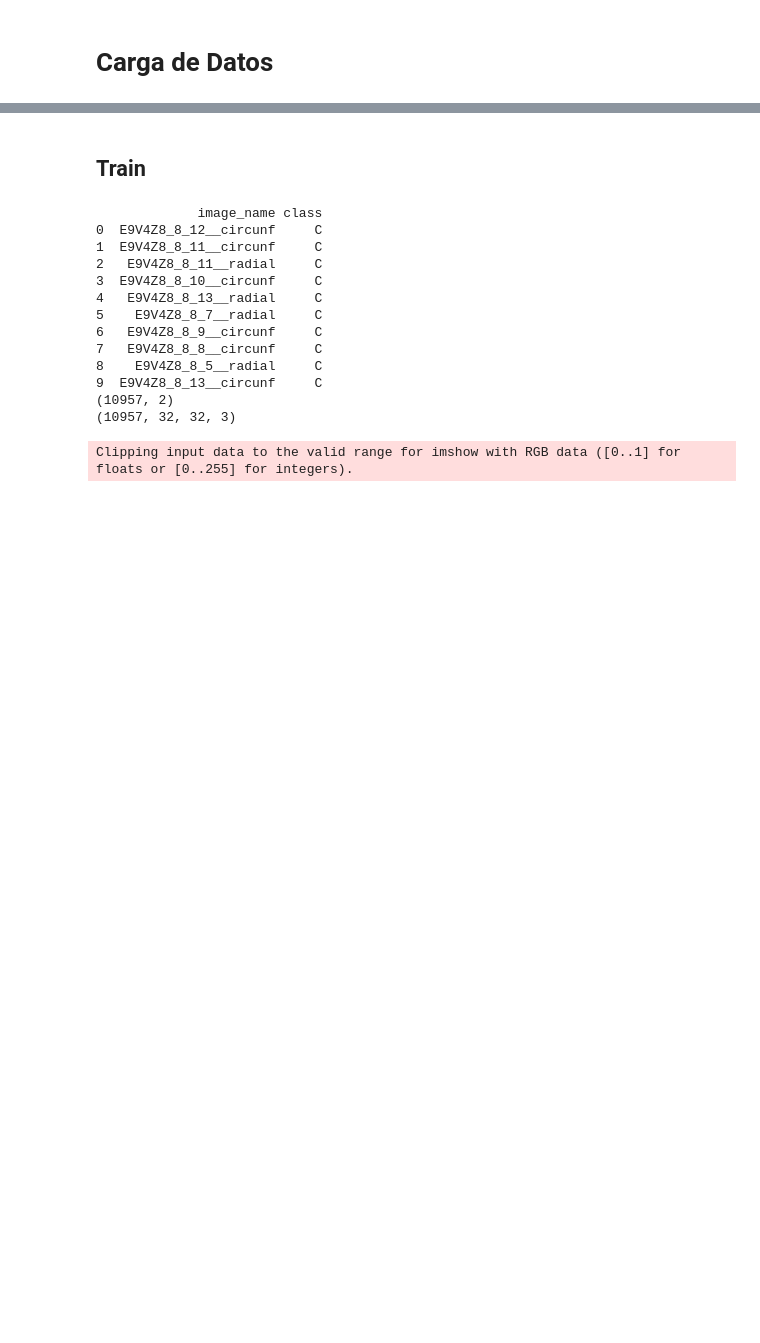
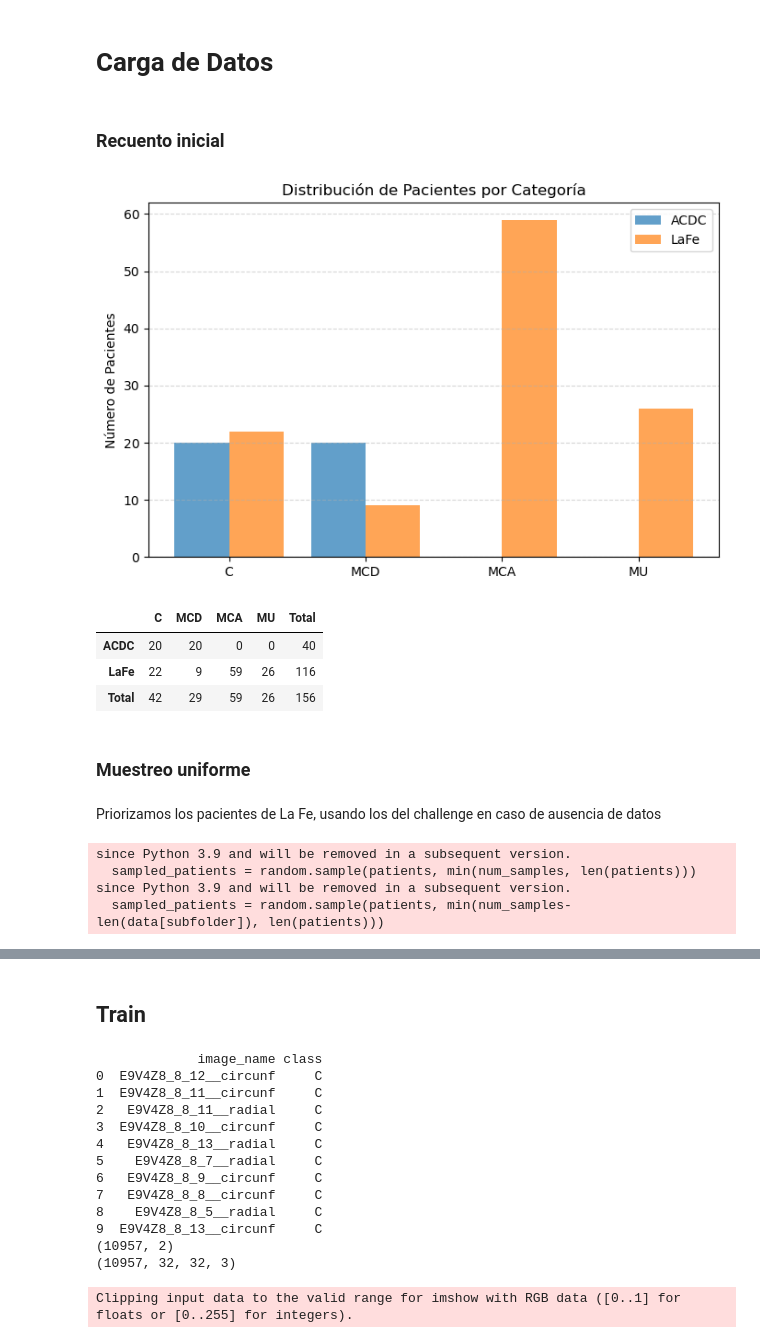
Before and after one commit to maloto3/TFM_Strain, a Jupyter notebook: Quantum_3d_paralel-4clases.ipynb, the cells around one changed output, grey strips where cells are left out. Cells and saved outputs as stored; diff of their text form; code cells hidden in the pictures; blank space fills up the shorter version.

Commit message:
muestreo uniforme

```diff
--- a/notebooks/Quantum_3d_paralel-4clases.ipynb
+++ b/Quantum_3d_paralel-4clases.ipynb
@@ -46,2 +27,77 @@ Num GPUs Available:  8
 # %% [markdown]
 # Carga de Datos
+# %% [markdown]
+### Recuento inicial
+# %%
+base_dirs = ["ACDC", "LaFe"]
+categories = ["C", "MCD", "MCA", "MU"]
+
+counts = {base: defaultdict(int) for base in base_dirs}
+total_counts = defaultdict(int)
+
+for base_dir in base_dirs:
+    for subfolder in categories:
+        path = "dataset/" + base_dir + "/" + subfolder
+        if os.path.exists(path):
+            patients = {f for f in os.listdir(path) if f.endswith(".nii.gz")}
+            counts[base_dir][subfolder] = len(patients)
+            total_counts[subfolder] += len(patients)
+# %%
+fig, ax = plt.subplots(figsize=(8, 5))
+x = range(len(categories))
+
+width = 0.4
+ax.bar(x, [counts["ACDC"][cat] for cat in categories], width=width, label="ACDC", alpha=0.7)
+ax.bar([i + width for i in x], [counts["LaFe"][cat] for cat in categories], width=width, label="LaFe", alpha=0.7)
+
+ax.set_xticks([i + width / 2 for i in x])
+ax.set_xticklabels(categories)
+ax.set_ylabel("Número de Pacientes")
+ax.set_title("Distribución de Pacientes por Categoría")
+ax.legend()
+plt.grid(axis="y", linestyle="--", alpha=0.5)
+
+plt.show()
+# %% [output]
+[figure, added]
+# %%
+df_count = pd.DataFrame(counts).T
+df_count = pd.DataFrame(counts).T.fillna(0).astype(int)
+df_count["Total"] = df_count.sum(axis=1)
+df_count.loc["Total"] = df_count.sum(axis=0)
+
+df_count
+# %% [output]
+|  | C | MCD | MCA | MU | Total |
+| ACDC | 20 | 20 | 0 | 0 | 40 |
+| LaFe | 22 | 9 | 59 | 26 | 116 |
+| Total | 42 | 29 | 59 | 26 | 156 |
+# %% [markdown]
+### Muestreo uniforme
+# %% [markdown]
+Priorizamos los pacientes de La Fe, usando los del challenge en caso de ausencia de datos
+# %%
+base_dir = "LaFe"
+num_samples = 35
+
+data = {category: [] for category in categories}
+
+for subfolder in categories:
+    path = "dataset/" + base_dir + "/" + subfolder
+    if os.path.exists(path):
+        patients = {f for f in os.listdir(path) if f.endswith(".nii.gz")}
+        sampled_patients = random.sample(patients, min(num_samples, len(patients)))
+        data[subfolder].extend([path+"/"+patient for patient in sampled_patients])
+
+base_dir = "ACDC"
+for subfolder in categories:
+    path = "dataset/" + base_dir + "/" + subfolder
+    if os.path.exists(path):
+        patients = {f for f in os.listdir(path) if f.endswith(".nii.gz")}
+        sampled_patients = random.sample(patients, min(num_samples-len(data[subfolder]), len(patients)))
+        data[subfolder].extend([path+"/"+patient for patient in sampled_patients])
+# %% [output]
+since Python 3.9 and will be removed in a subsequent version.
+  sampled_patients = random.sample(patients, min(num_samples, len(patients)))
+since Python 3.9 and will be removed in a subsequent version.
+  sampled_patients = random.sample(patients, min(num_samples-len(data[subfolder]), len(patients)))
```
Also changed, not shown: parts of 6 cells of this notebook.
